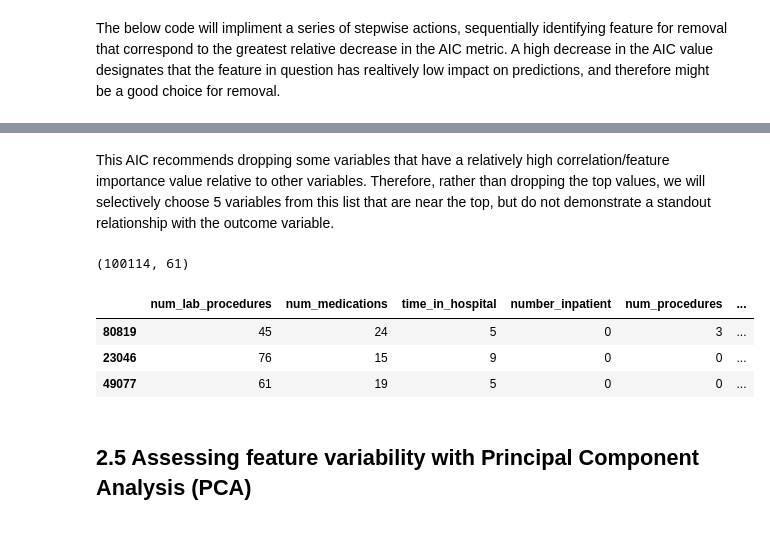
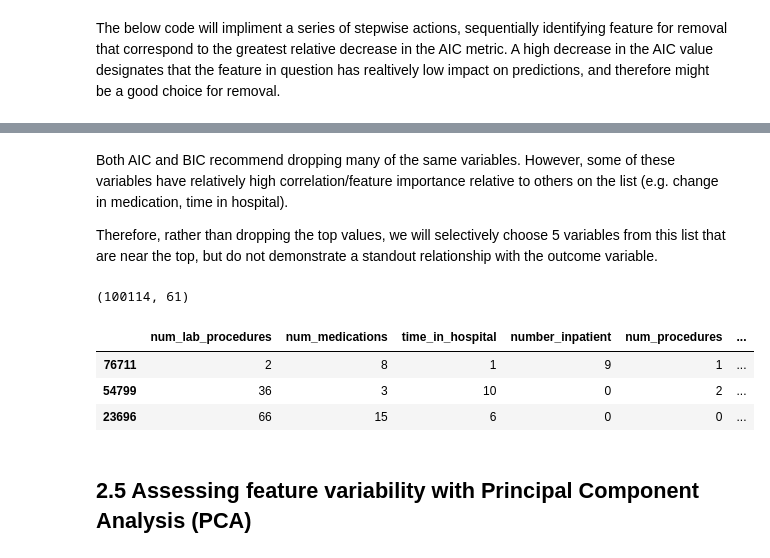
Before and after one commit to timfwater/Waterman_Projects, a Jupyter notebook: 2. Feature_Selection.ipynb, the cells around one changed output, grey strips where cells are left out. Saved outputs shown, nothing was run; the diff lists cells and outputs as text; code cells hidden in the pictures.

```diff
--- a/2. Feature_Selection.ipynb
+++ b/2. Feature_Selection.ipynb
@@ -89,7 +91,7 @@ def CSV_Reader(bucket, subfolder, source_file_name):
 #### Reading in the data from S3
 # %%
 bucket = 'diabetes-directory'
-cleaned_diabetes = 'cleaned_diabetes'
+cleaned_diabetes = 'diabetes_processed_data'
 input_file_name = 'prepared_diabetes.csv'
-
-diabetes = CSV_Reader(bucket, cleaned_diabetes, input_file_name)
+reduced_dimensions_diabetes_train = 'reduced_dimensions_diabetes_train.csv'
+reduced_dimensions_diabetes_test = 'reduced_dimensions_diabetes_test.csv'
@@ -286,16 +347,18 @@ Selected Features: ['num_lab_procedures', 'num_medications', 'number_inpatient',
 # %% [markdown]
-This AIC recommends dropping some variables that have a relatively high correlation/feature importance value relative to other variables. Therefore, rather than dropping the top values, we will selectively choose 5 variables from this list that are near the top, but do not demonstrate a standout relationship with the outcome variable.
+Both AIC and BIC recommend dropping many of the same variables. However, some of these variables  have relatively high correlation/feature importance relative to others on the list (e.g. change in medication, time in hospital).
+
+Therefore, rather than dropping the top values, we will selectively choose 5 variables from this list that are near the top, but do not demonstrate a standout relationship with the outcome variable.
 # %%
-AIC_reduced = FI_dataset.drop(['diag_1_blooddis', 'admission_source_id_6', 'diag_1_metabolic', 'admission_type_id_5', 'diag_2_musculoskeletal'], axis=1)
+AIC_BIC_reduced = FI_dataset.drop(['diag_1_blooddis', 'admission_source_id_6', 'diag_1_metabolic', 'admission_type_id_5', 'diag_2_musculoskeletal'], axis=1)
 
-print(AIC_reduced.shape)
-AIC_reduced.sample(3)
+print(AIC_BIC_reduced.shape)
+AIC_BIC_reduced.sample(3)
 # %% [output]
 (100114, 61)
 |  | num_lab_procedures | num_medications | time_in_hospital | number_inpatient | num_procedures | ... |
-| 80819 | 45 | 24 | 5 | 0 | 3 | ... |
-| 23046 | 76 | 15 | 9 | 0 | 0 | ... |
-| 49077 | 61 | 19 | 5 | 0 | 0 | ... |
+| 76711 | 2 | 8 | 1 | 9 | 1 | ... |
+| 54799 | 36 | 3 | 10 | 0 | 2 | ... |
+| 23696 | 66 | 15 | 6 | 0 | 0 | ... |
 # %% [markdown]
 ## 2.5 Assessing feature variability with Principal Component Analysis (PCA)
 # %% [markdown]
```
Also changed, not shown: parts of 46 cells of this notebook, 3 other files.
